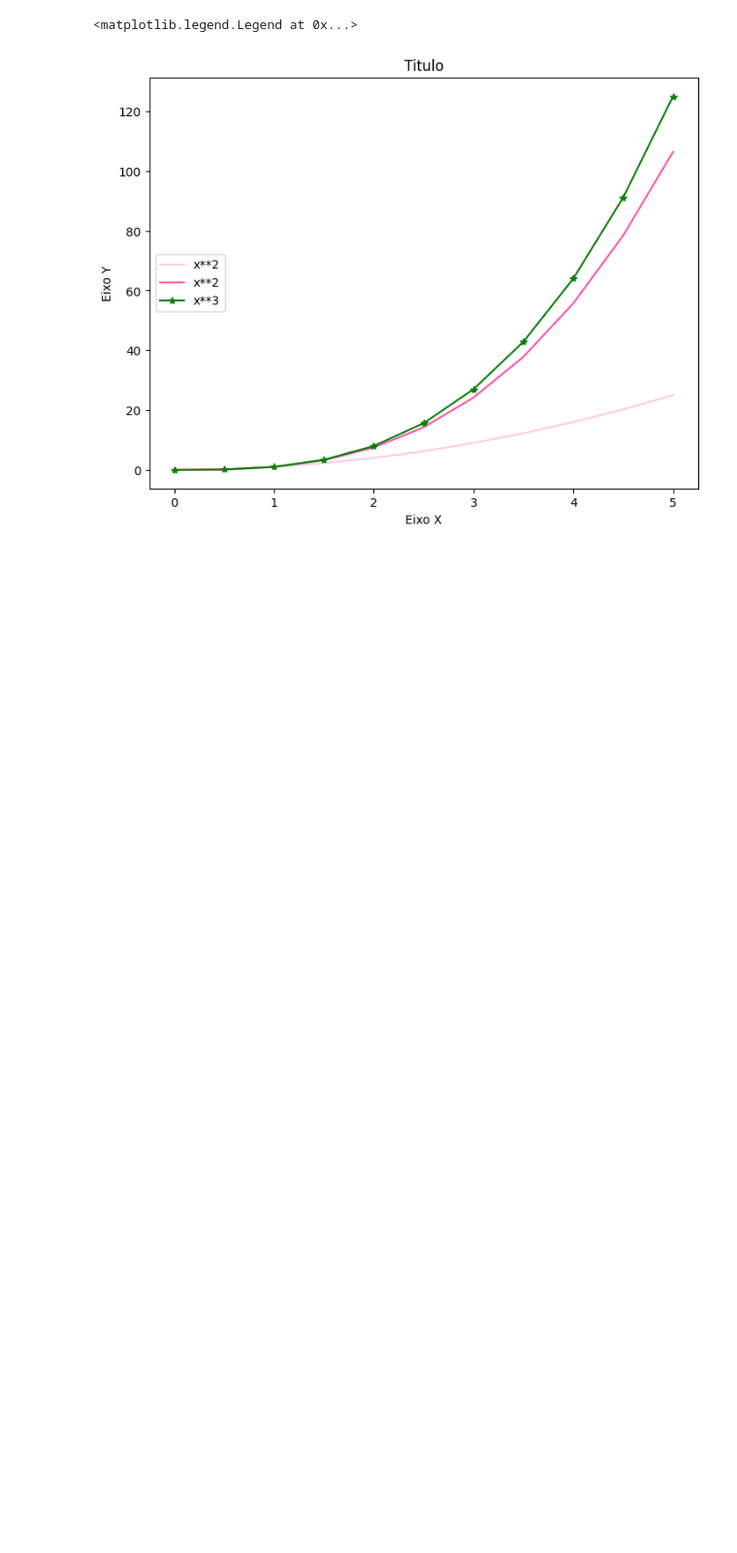
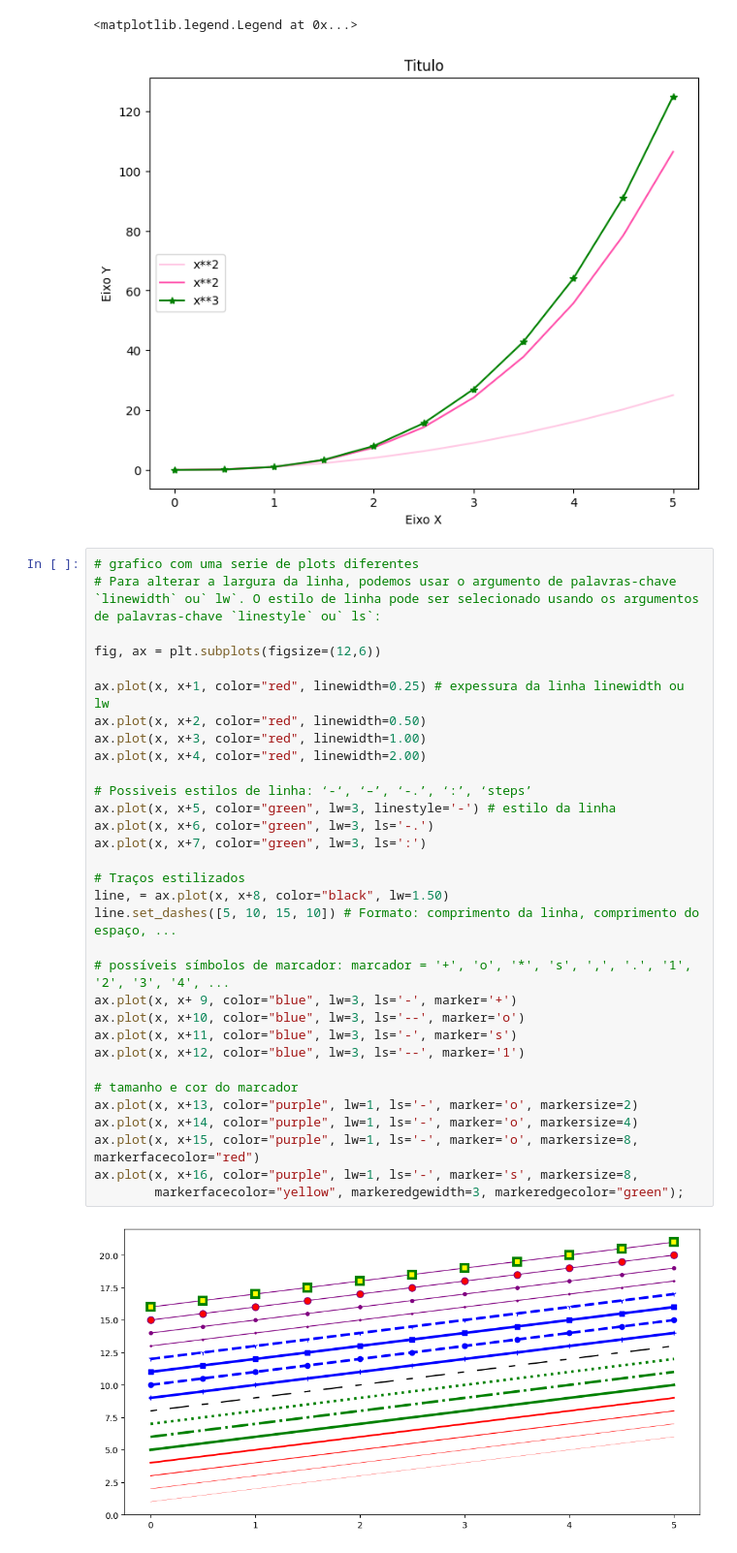
Before and after one commit to ludiemert/Data_Visualization_Matplotlib, a Jupyter notebook: Matplotlib.ipynb, the cells around one changed output. Shown at 97% size. Drawn from its saved outputs; the diff is of its cells as text; blank space fills up the shorter version.

Commit message:
add new plots

```diff
--- a/Matplotlib.ipynb
+++ b/Matplotlib.ipynb
@@ -369,3 +369,37 @@ ax.legend(loc=6) # fica mais abaixo
 # %% [output]
 <matplotlib.legend.Legend at 0x...>
 [figure]
+# %%
+# grafico com uma serie de plots diferentes
+# Para alterar a largura da linha, podemos usar o argumento de palavras-chave `linewidth` ou` lw`. O estilo de linha pode ser selecionado usando os argumentos de palavras-chave `linestyle` ou` ls`:
+
+fig, ax = plt.subplots(figsize=(12,6))
+
+ax.plot(x, x+1, color="red", linewidth=0.25) # expessura da linha linewidth ou lw
+ax.plot(x, x+2, color="red", linewidth=0.50)
+ax.plot(x, x+3, color="red", linewidth=1.00)
+ax.plot(x, x+4, color="red", linewidth=2.00)
+
+# Possiveis estilos de linha: ‘-‘, ‘–’, ‘-.’, ‘:’, ‘steps’
+ax.plot(x, x+5, color="green", lw=3, linestyle='-') # estilo da linha
+ax.plot(x, x+6, color="green", lw=3, ls='-.')
+ax.plot(x, x+7, color="green", lw=3, ls=':')
+
+# Traços estilizados
+line, = ax.plot(x, x+8, color="black", lw=1.50)
+line.set_dashes([5, 10, 15, 10]) # Formato: comprimento da linha, comprimento do espaço, ...
+
+# possíveis símbolos de marcador: marcador = '+', 'o', '*', 's', ',', '.', '1', '2', '3', '4', ...
+ax.plot(x, x+ 9, color="blue", lw=3, ls='-', marker='+')
+ax.plot(x, x+10, color="blue", lw=3, ls='--', marker='o')
+ax.plot(x, x+11, color="blue", lw=3, ls='-', marker='s')
+ax.plot(x, x+12, color="blue", lw=3, ls='--', marker='1')
+
+# tamanho e cor do marcador
+ax.plot(x, x+13, color="purple", lw=1, ls='-', marker='o', markersize=2)
+ax.plot(x, x+14, color="purple", lw=1, ls='-', marker='o', markersize=4)
+ax.plot(x, x+15, color="purple", lw=1, ls='-', marker='o', markersize=8, markerfacecolor="red")
+ax.plot(x, x+16, color="purple", lw=1, ls='-', marker='s', markersize=8,
+        markerfacecolor="yellow", markeredgewidth=3, markeredgecolor="green");
+# %% [output]
+[figure, added]
```
Also changed, not shown: parts of 2 cells of this notebook.
